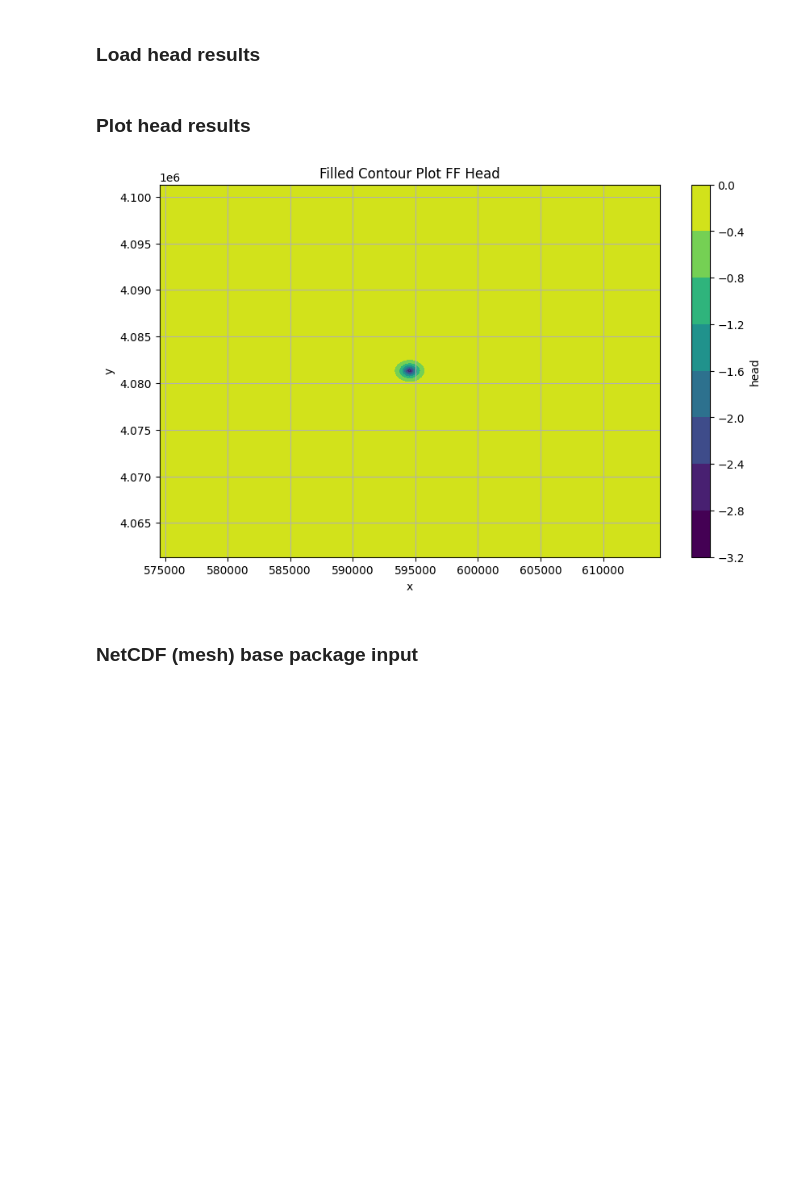
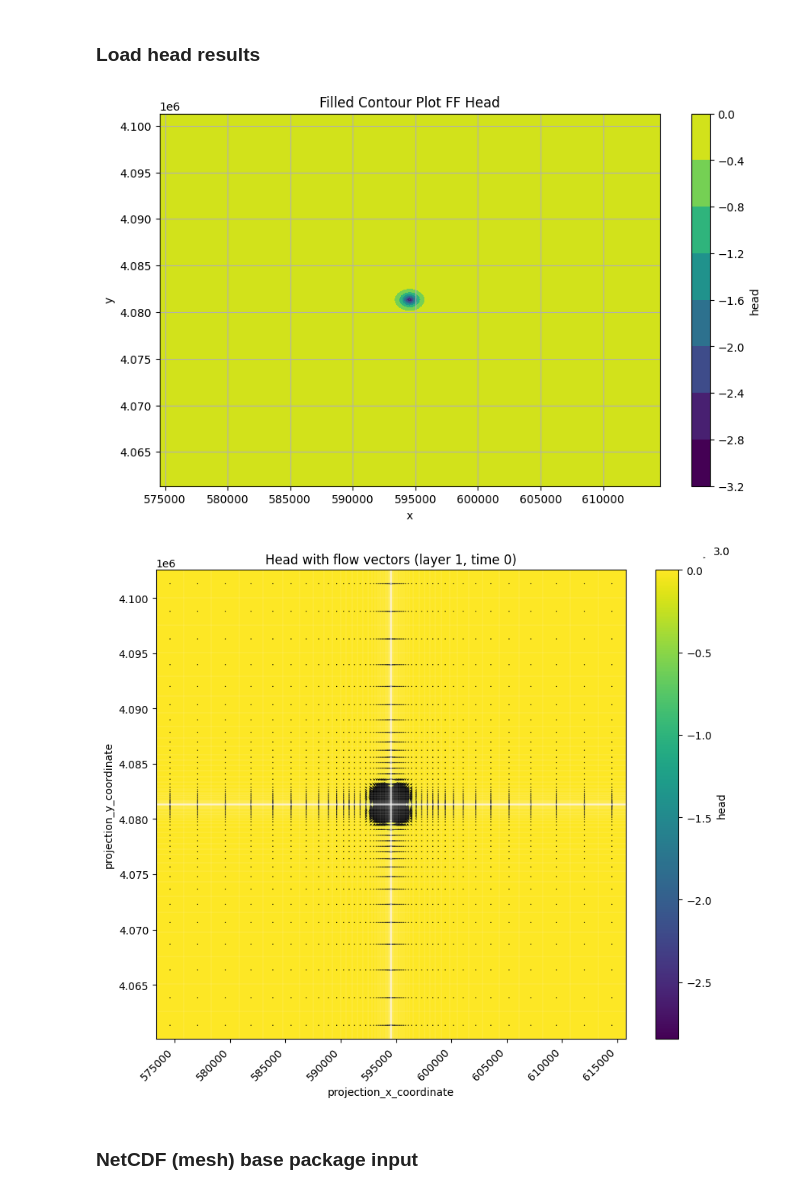
Before and after one commit to modflowpy/pyphoenix-project, a Jupyter notebook: docs/examples/frenchman-flat.ipynb, the cells around one changed output. Cells and saved outputs as stored; diff of their text form; code cells hidden in the pictures; blank space fills up the shorter version.

```diff
--- a/docs/examples/frenchman-flat.ipynb
+++ b/docs/examples/frenchman-flat.ipynb
@@ -49,5 +51,6 @@ def plot_head(head, workspace):
     plt.ylabel("y")
     plt.grid(True)
     plt.savefig(workspace / "head.png", dpi=300, bbox_inches="tight")
-    plt.show()
+    if not os.environ.get("PYTEST_CURRENT_TEST"):
+        plt.show()
     plt.close()
@@ -705,12 +762,19 @@ head = flopy4.mf6.utils.open_hds(
     workspace / "ff.hds",
     workspace / "ff.dis.grb",
 )
-# %% [markdown]
-### Plot head results
-# %%
-plot_head(head, workspace)
-# %% [output]
-[figure, removed]
+# %%
+# Load budget results
+cbc = flopy4.mf6.utils.open_cbc(
+    workspace / "ff.cbc",
+    workspace / "ff.dis.grb",
+)
+# %%
+# Plot head results
+plot_head(head, workspace)
+plot_head_ugrid(head, cbc, grid, workspace)
+# %% [output]
+[figure, added]
+[figure, added]
 # %% [markdown]
 ### NetCDF (mesh) base package input
 # %% [markdown]
```
Also changed, not shown: parts of 16 cells of this notebook, 25 other files.
